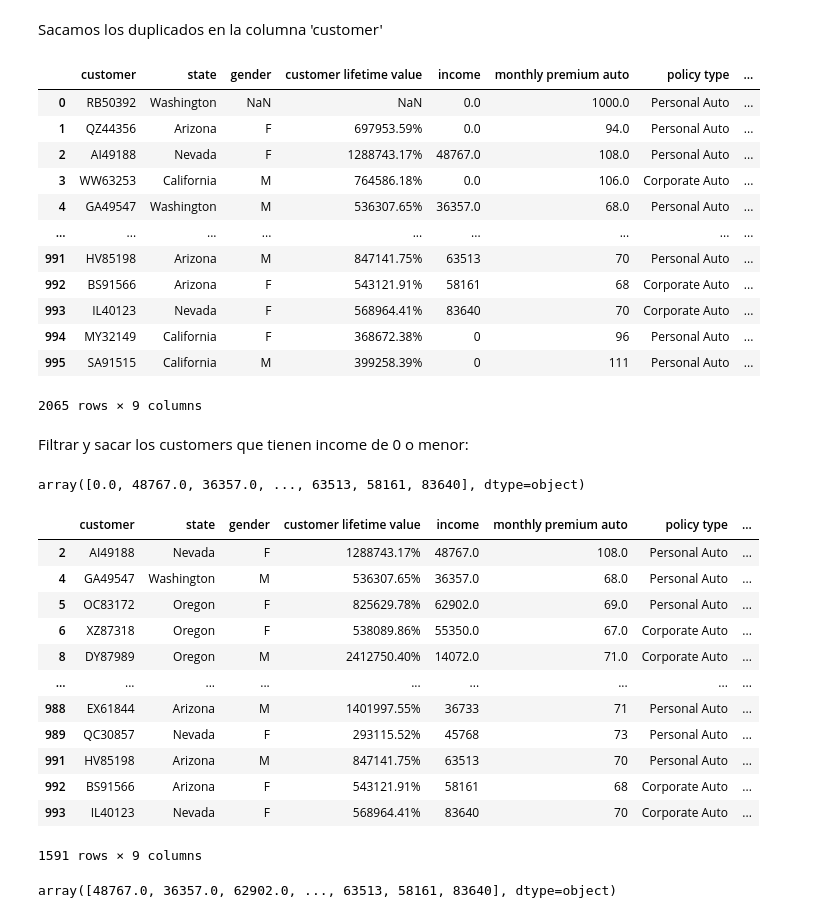
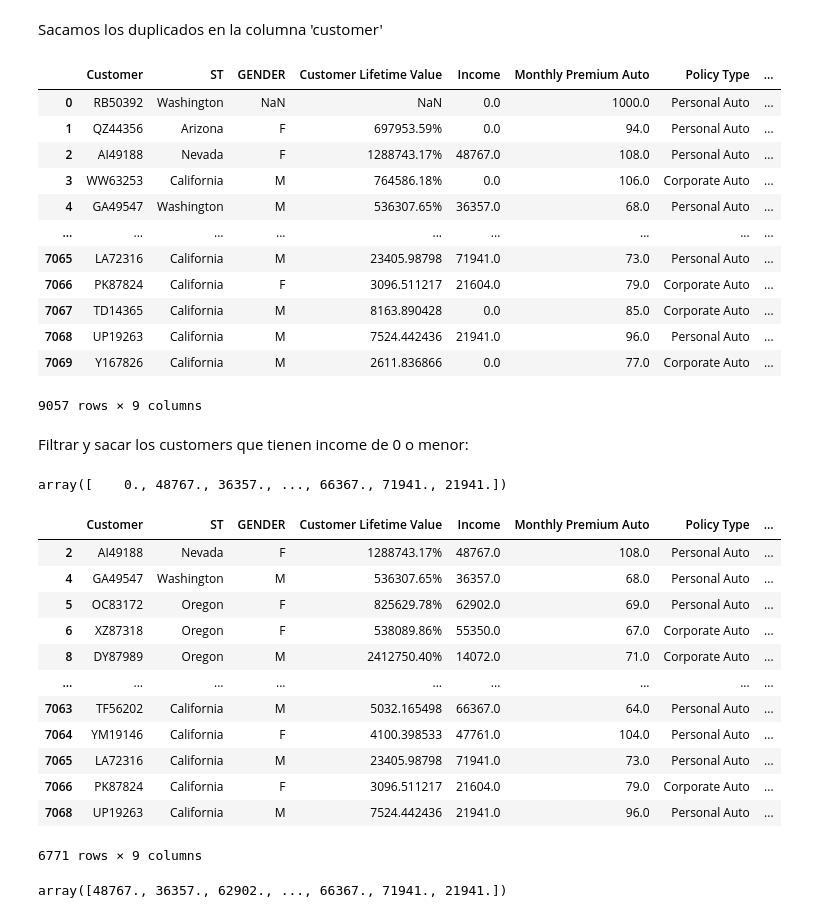
Before and after one commit to OscarRecasens/lessons, a Jupyter notebook: unit_1/1.03_intro_to_pandas/lab_1.03_OscarRecasens.ipynb, the cells around one changed output. Cells and saved outputs as stored; diff of their text form; code cells hidden in the pictures.

```diff
--- a/unit_1/1.03_intro_to_pandas/lab_1.03_OscarRecasens.ipynb
+++ b/unit_1/1.03_intro_to_pandas/lab_1.03_OscarRecasens.ipynb
@@ -60,9 +60,16 @@ file3.shape
 (7070, 11)
 # %% [markdown]
 Rearrangement of columns + merging the 3 datasets
+# %%
+cols = []
+for i in range(len(file3.columns)):
+    cols.append(file3.columns[i])
+file3.columns = cols
+#Renaming the necessary cols
+file3 = file3.rename(columns={ 'State':'ST', 'Gender' : 'GENDER'})
 # %%
 column_names = file1.columns
 data = pd.DataFrame(columns=column_names)
-data = pd.concat([data,file1, file2], axis=0)
+data = pd.concat([file1, file2,file3], axis=0)
 data.shape
 # %% [output]
@@ -86,10 +93,3 @@ data
-# %%
-cols = []
-for i in range(len(data.columns)):
-    cols.append(data.columns[i].lower())
-data.columns = cols
-#Renaming the necessary cols
-data = data.rename(columns={ 'st':'state'})
 # %%
 data.columns
 # %% [output]
@@ -195,47 +224,47 @@ data
 # %% [markdown]
 Sacamos los duplicados en la columna 'customer'
 # %%
-data.drop_duplicates(subset = ['customer'],inplace = True)
+data.drop_duplicates(subset = ['Customer'],inplace = True)
 # %%
 data
 # %% [output]
-|  | customer | state | gender | customer lifetime value | income | monthly premium auto | policy type | ... |
+|  | Customer | ST | GENDER | Customer Lifetime Value | Income | Monthly Premium Auto | Policy Type | ... |
 | 0 | RB50392 | Washington | NaN | NaN | 0.0 | 1000.0 | Personal Auto | ... |
 | 1 | QZ44356 | Arizona | F | 697953.59% | 0.0 | 94.0 | Personal Auto | ... |
 | 2 | AI49188 | Nevada | F | 1288743.17% | 48767.0 | 108.0 | Personal Auto | ... |
 | 3 | WW63253 | California | M | 764586.18% | 0.0 | 106.0 | Corporate Auto | ... |
 | 4 | GA49547 | Washington | M | 536307.65% | 36357.0 | 68.0 | Personal Auto | ... |
 | ... | ... | ... | ... | ... | ... | ... | ... | ... |
-| 991 | HV85198 | Arizona | M | 847141.75% | 63513 | 70 | Personal Auto | ... |
-| 992 | BS91566 | Arizona | F | 543121.91% | 58161 | 68 | Corporate Auto | ... |
-| 993 | IL40123 | Nevada | F | 568964.41% | 83640 | 70 | Corporate Auto | ... |
-| 994 | MY32149 | California | F | 368672.38% | 0 | 96 | Personal Auto | ... |
-| 995 | SA91515 | California | M | 399258.39% | 0 | 111 | Personal Auto | ... |
+| 7065 | LA72316 | California | M | 23405.98798 | 71941.0 | 73.0 | Personal Auto | ... |
+| 7066 | PK87824 | California | F | 3096.511217 | 21604.0 | 79.0 | Corporate Auto | ... |
+| 7067 | TD14365 | California | M | 8163.890428 | 0.0 | 85.0 | Corporate Auto | ... |
+| 7068 | UP19263 | California | M | 7524.442436 | 21941.0 | 96.0 | Personal Auto | ... |
+| 7069 | Y167826 | California | M | 2611.836866 | 0.0 | 77.0 | Corporate Auto | ... |
-2065 rows × 9 columns
+9057 rows × 9 columns
 # %% [markdown]
 Filtrar y sacar los customers que tienen income de 0 o menor:
 # %%
-data['income'].unique()
+data['Income'].unique()
 # %% [output]
-array([0.0, 48767.0, 36357.0, ..., 63513, 58161, 83640], dtype=object)
+array([    0., 48767., 36357., ..., 66367., 71941., 21941.])
 # %%
-data = data[data['income']> 0]
+data = data[data['Income']> 0]
 data
 # %% [output]
-|  | customer | state | gender | customer lifetime value | income | monthly premium auto | policy type | ... |
+|  | Customer | ST | GENDER | Customer Lifetime Value | Income | Monthly Premium Auto | Policy Type | ... |
 | 2 | AI49188 | Nevada | F | 1288743.17% | 48767.0 | 108.0 | Personal Auto | ... |
 | 4 | GA49547 | Washington | M | 536307.65% | 36357.0 | 68.0 | Personal Auto | ... |
 | 5 | OC83172 | Oregon | F | 825629.78% | 62902.0 | 69.0 | Personal Auto | ... |
 | 6 | XZ87318 | Oregon | F | 538089.86% | 55350.0 | 67.0 | Corporate Auto | ... |
 | 8 | DY87989 | Oregon | M | 2412750.40% | 14072.0 | 71.0 | Corporate Auto | ... |
 | ... | ... | ... | ... | ... | ... | ... | ... | ... |
-| 988 | EX61844 | Arizona | M | 1401997.55% | 36733 | 71 | Personal Auto | ... |
-| 989 | QC30857 | Nevada | F | 293115.52% | 45768 | 73 | Personal Auto | ... |
-| 991 | HV85198 | Arizona | M | 847141.75% | 63513 | 70 | Personal Auto | ... |
-| 992 | BS91566 | Arizona | F | 543121.91% | 58161 | 68 | Corporate Auto | ... |
-| 993 | IL40123 | Nevada | F | 568964.41% | 83640 | 70 | Corporate Auto | ... |
+| 7063 | TF56202 | California | M | 5032.165498 | 66367.0 | 64.0 | Personal Auto | ... |
+| 7064 | YM19146 | California | F | 4100.398533 | 47761.0 | 104.0 | Personal Auto | ... |
+| 7065 | LA72316 | California | M | 23405.98798 | 71941.0 | 73.0 | Personal Auto | ... |
+| 7066 | PK87824 | California | F | 3096.511217 | 21604.0 | 79.0 | Corporate Auto | ... |
+| 7068 | UP19263 | California | M | 7524.442436 | 21941.0 | 96.0 | Personal Auto | ... |
-1591 rows × 9 columns
+6771 rows × 9 columns
 # %%
-data['income'].unique()
+data['Income'].unique()
 # %% [output]
-array([48767.0, 36357.0, 62902.0, ..., 63513, 58161, 83640], dtype=object)
+array([48767., 36357., 62902., ..., 66367., 71941., 21941.])
```
Also changed, not shown: parts of 15 cells of this notebook.
